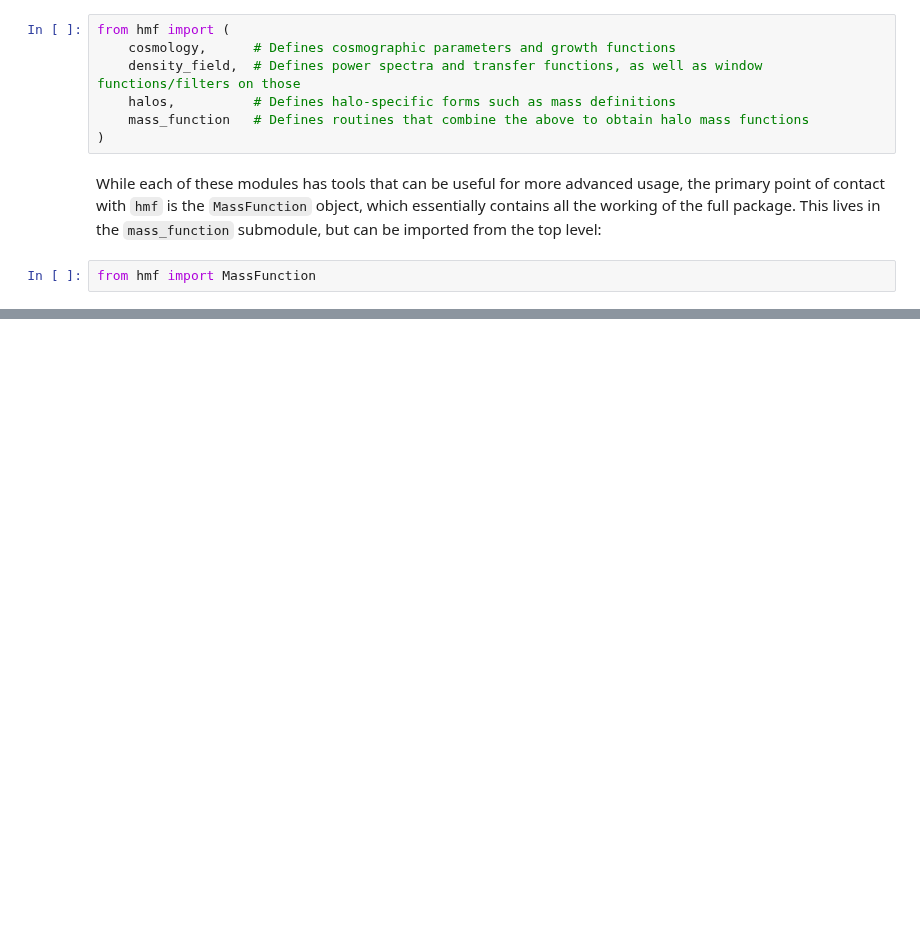
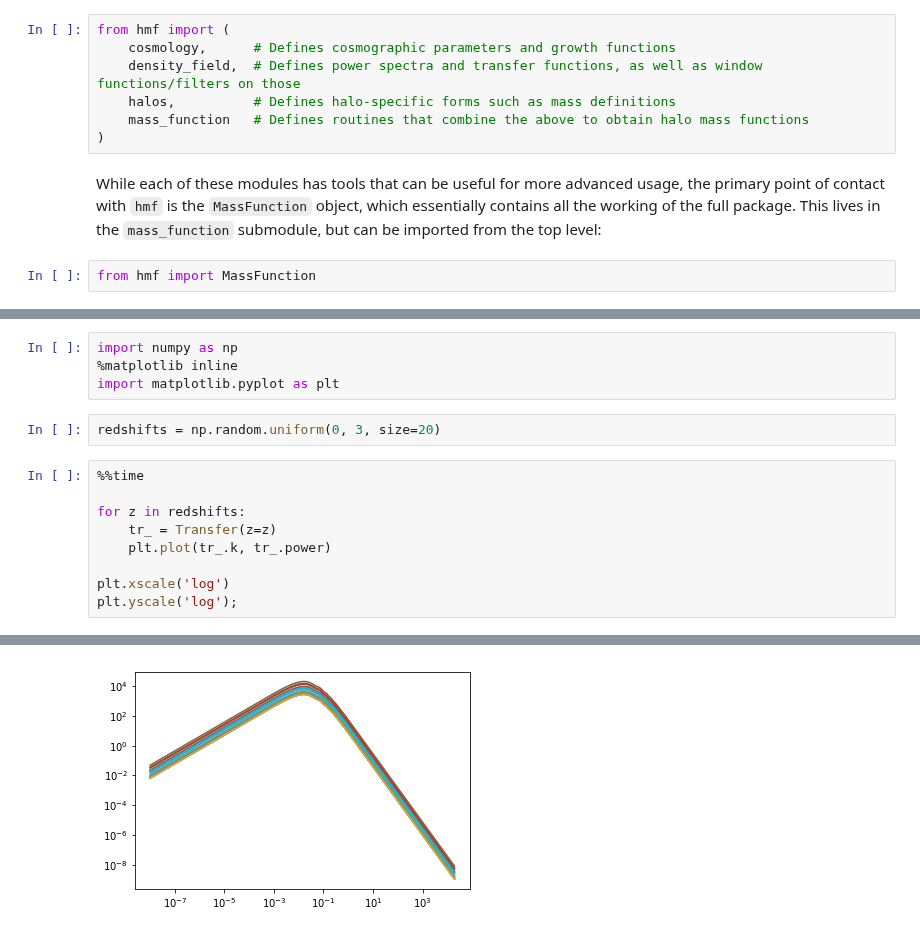
Before and after one commit to halomod/hmf, a Jupyter notebook: docs/examples/broad_overview.ipynb, the cells around one changed output, grey strips where cells are left out. Cells and saved outputs as stored; diff of their text form; blank space fills up the shorter version.

```diff
--- a/docs/examples/broad_overview.ipynb
+++ b/docs/examples/broad_overview.ipynb
@@ -20,0 +127,16 @@ from hmf import MassFunction
+# %%
+import numpy as np
+%matplotlib inline
+import matplotlib.pyplot as plt
+# %%
+redshifts = np.random.uniform(0, 3, size=20)
+# %%
+%%time
+
+for z in redshifts:
+    tr_ = Transfer(z=z)
+    plt.plot(tr_.k, tr_.power)
+
+plt.xscale('log')
+plt.yscale('log');
+# %% [output]
@@ -20,0 +145 @@ from hmf import MassFunction
+[figure, added]
```
Also changed, not shown: parts of 55 cells of this notebook, 1 other file.
